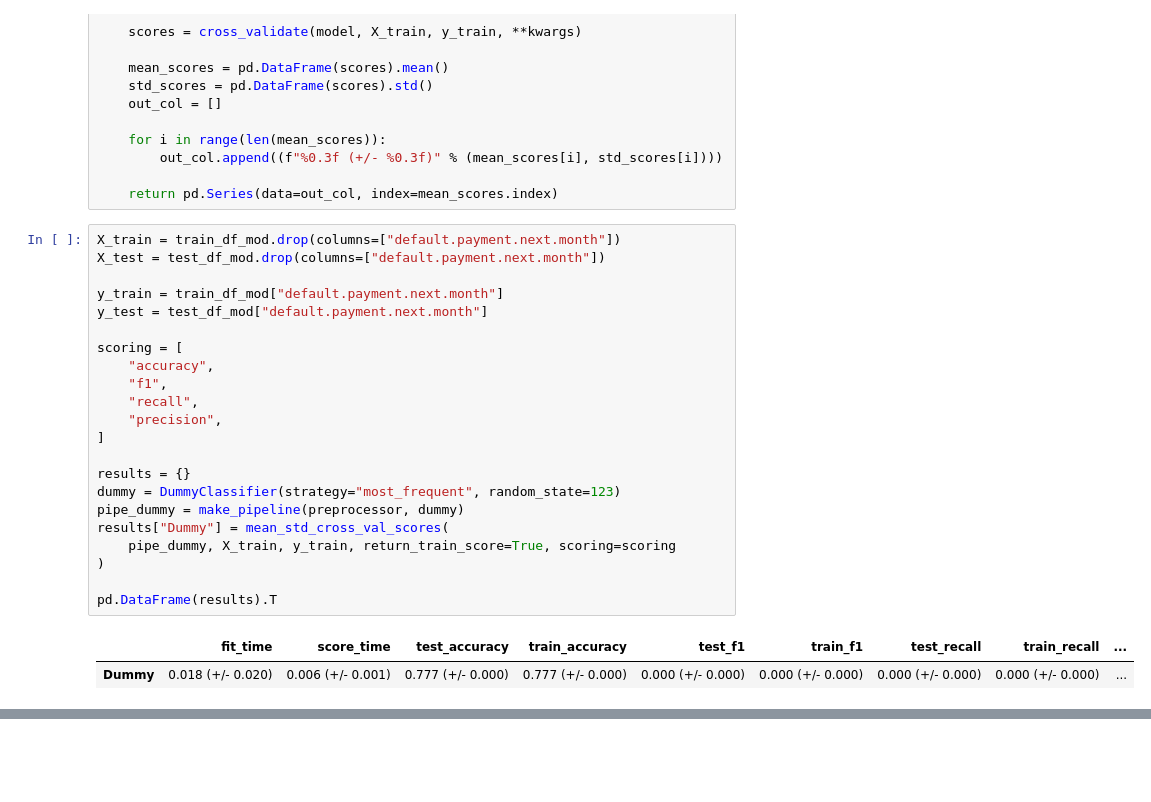
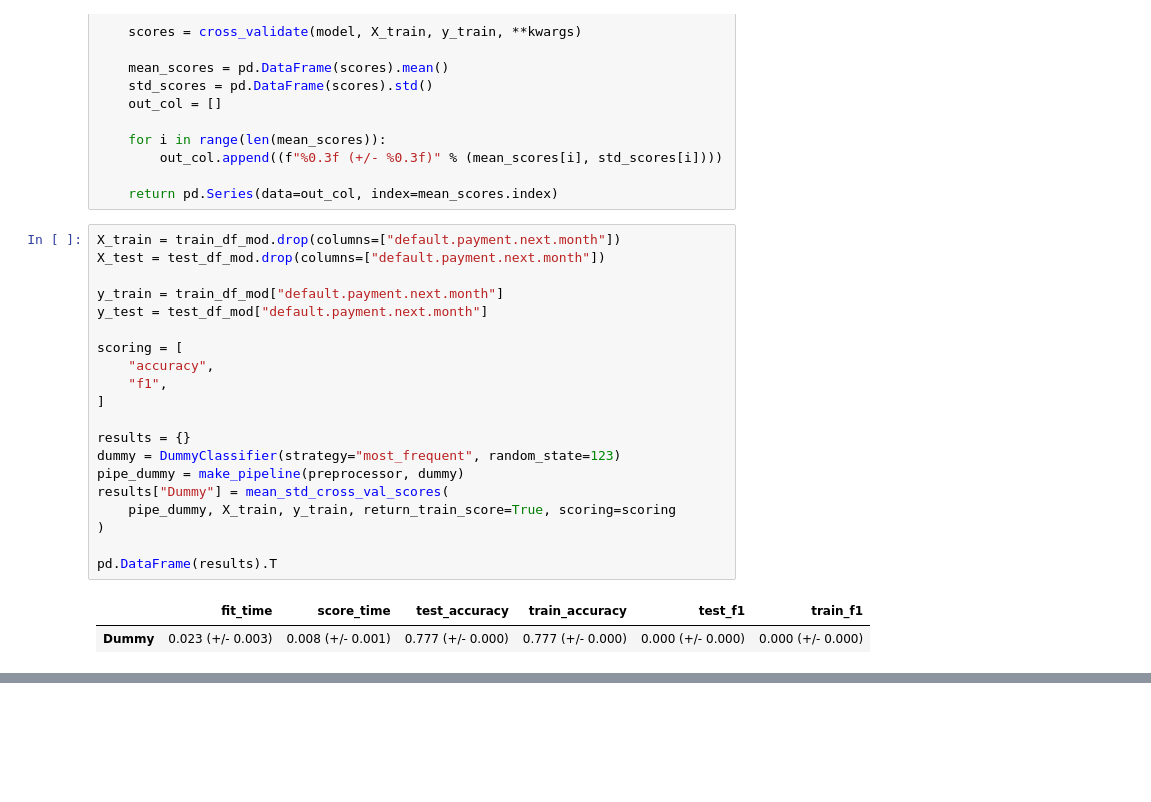
Before and after one commit to SilentM/cpsc330-2021W2, a Jupyter notebook: hw/hw6/hw6.ipynb, the cells around one changed output, grey strips where cells are left out. Drawn from its saved outputs; the diff is of its cells as text.

```diff
--- a/hw/hw6/hw6.ipynb
+++ b/hw/hw6/hw6.ipynb
@@ -419,25 +444,23 @@ def mean_std_cross_val_scores(model, X_train, y_train, **kwargs):
 # %%
 X_train = train_df_mod.drop(columns=["default.payment.next.month"])
 X_test = test_df_mod.drop(columns=["default.payment.next.month"])
 
 y_train = train_df_mod["default.payment.next.month"]
 y_test = test_df_mod["default.payment.next.month"]
 
 scoring = [
     "accuracy",
     "f1",
-    "recall",
-    "precision",
 ]
 
 results = {}
 dummy = DummyClassifier(strategy="most_frequent", random_state=123)
 pipe_dummy = make_pipeline(preprocessor, dummy)
 results["Dummy"] = mean_std_cross_val_scores(
     pipe_dummy, X_train, y_train, return_train_score=True, scoring=scoring
 )
 
 pd.DataFrame(results).T
 # %% [output]
-|  | fit_time | score_time | test_accuracy | train_accuracy | test_f1 | train_f1 | test_recall | train_recall | ... |
-| Dummy | 0.018 (+/- 0.020) | 0.006 (+/- 0.001) | 0.777 (+/- 0.000) | 0.777 (+/- 0.000) | 0.000 (+/- 0.000) | 0.000 (+/- 0.000) | 0.000 (+/- 0.000) | 0.000 (+/- 0.000) | ... |
+|  | fit_time | score_time | test_accuracy | train_accuracy | test_f1 | train_f1 |
+| Dummy | 0.023 (+/- 0.003) | 0.008 (+/- 0.001) | 0.777 (+/- 0.000) | 0.777 (+/- 0.000) | 0.000 (+/- 0.000) | 0.000 (+/- 0.000) |
```
Also changed, not shown: parts of 28 cells of this notebook.
